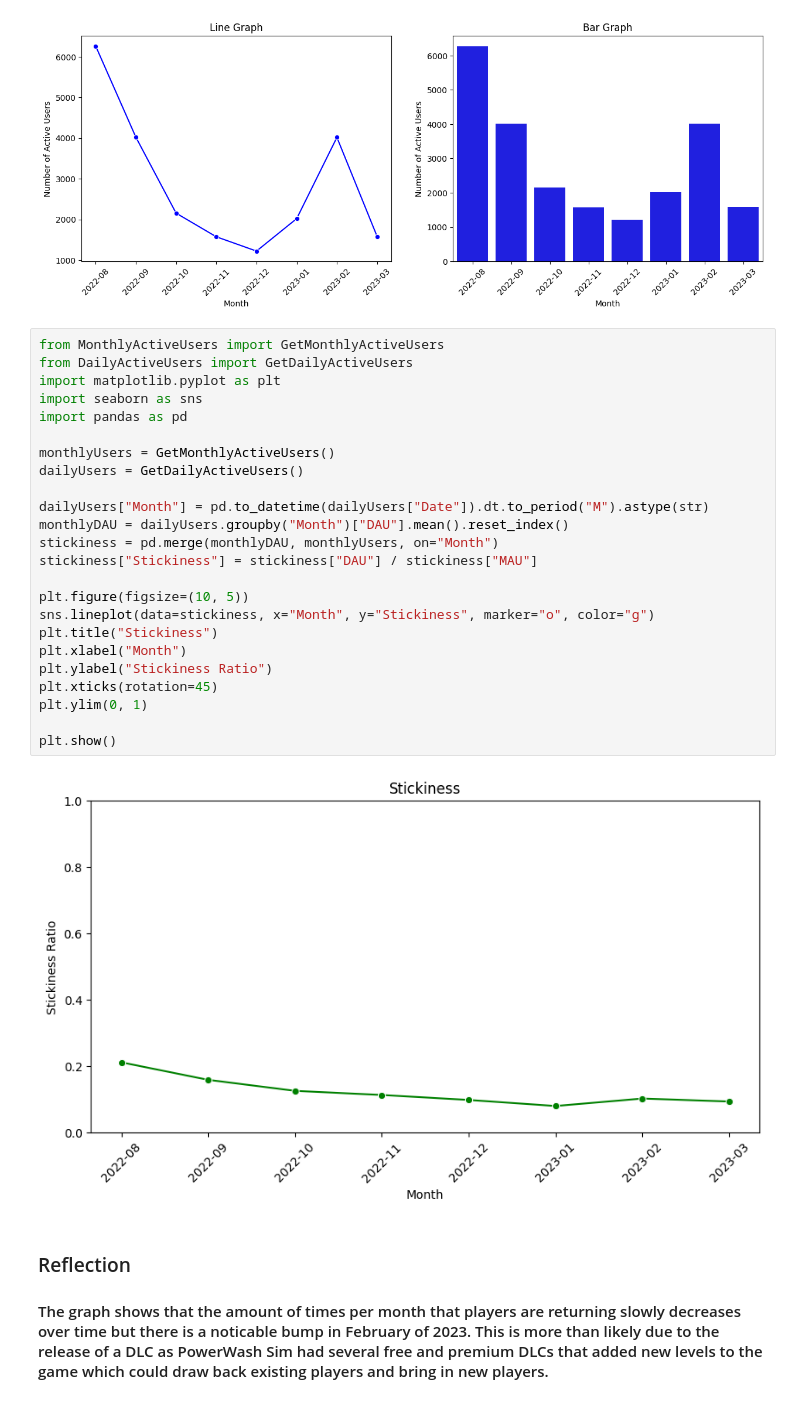
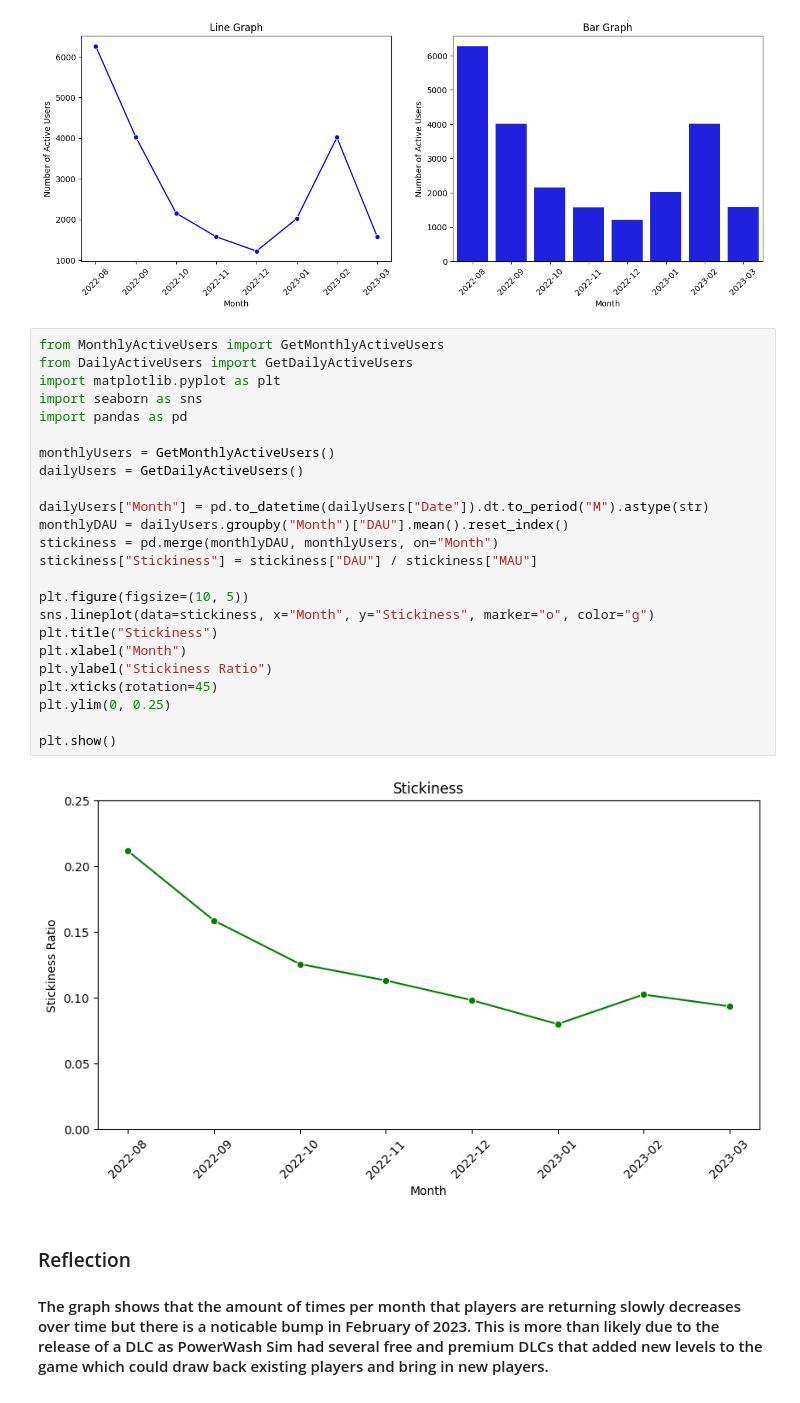
Before and after one commit to itcOnlineGaming/GA_25_P1_Part3_Darragh_McKernan, a Jupyter notebook: JupyterNotebook.ipynb, the cells around one changed output. Drawn from its saved outputs; the diff is of its cells as text.

Commit message:
#3.6 Session analysis and visualisation

```diff
--- a/JupyterNotebook.ipynb
+++ b/JupyterNotebook.ipynb
@@ -59,29 +59,29 @@ plt.show()
 # %%
 from MonthlyActiveUsers import GetMonthlyActiveUsers
 from DailyActiveUsers import GetDailyActiveUsers
 import matplotlib.pyplot as plt
 import seaborn as sns
 import pandas as pd
 
 monthlyUsers = GetMonthlyActiveUsers()
 dailyUsers = GetDailyActiveUsers()
 
 dailyUsers["Month"] = pd.to_datetime(dailyUsers["Date"]).dt.to_period("M").astype(str)
 monthlyDAU = dailyUsers.groupby("Month")["DAU"].mean().reset_index()
 stickiness = pd.merge(monthlyDAU, monthlyUsers, on="Month")
 stickiness["Stickiness"] = stickiness["DAU"] / stickiness["MAU"]
 
 plt.figure(figsize=(10, 5))
 sns.lineplot(data=stickiness, x="Month", y="Stickiness", marker="o", color="g")
 plt.title("Stickiness")
 plt.xlabel("Month")
 plt.ylabel("Stickiness Ratio")
 plt.xticks(rotation=45)
-plt.ylim(0, 1)
+plt.ylim(0, 0.25)
 
 plt.show()
 # %% [output]
-[figure, old version]
+[figure, new version]
 # %% [markdown]
 ### Reflection
 #### The graph shows that the amount of times per month that players are returning slowly decreases over time but there is a noticable bump in February of 2023. This is more than likely due to the release of a DLC as PowerWash Sim had several free and premium DLCs that added new levels to the game which could draw back existing players and bring in new players.
```
Also changed, not shown: parts of 1 cell of this notebook, 4 other files.
